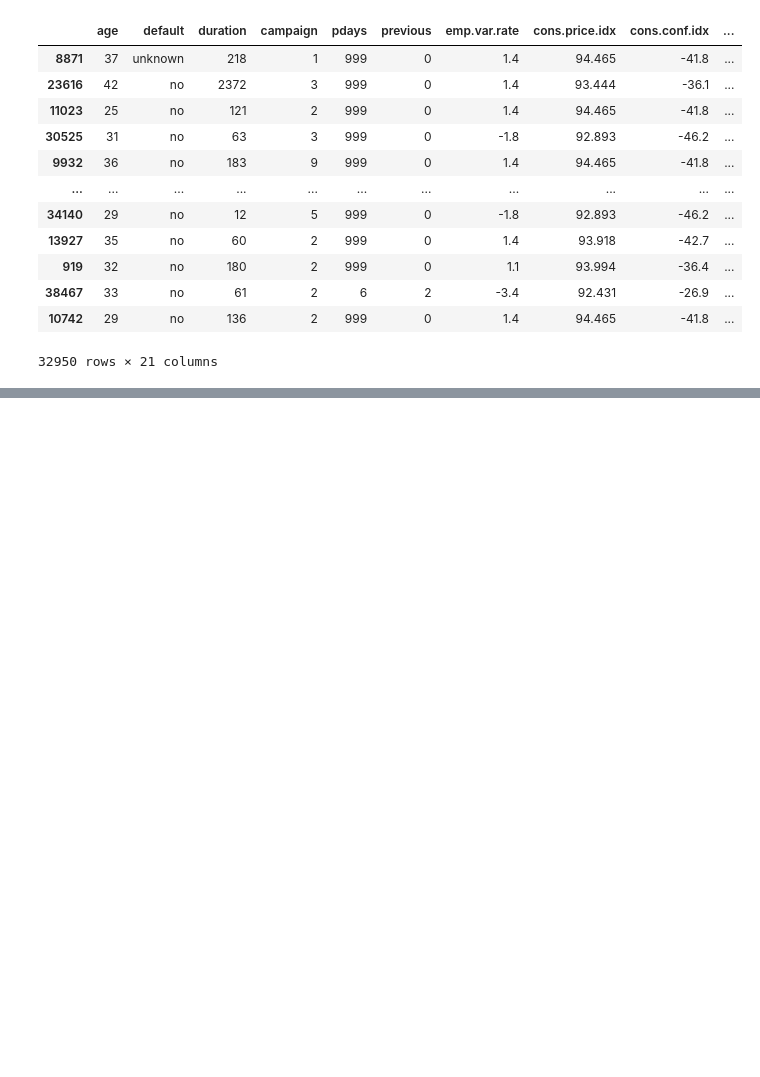
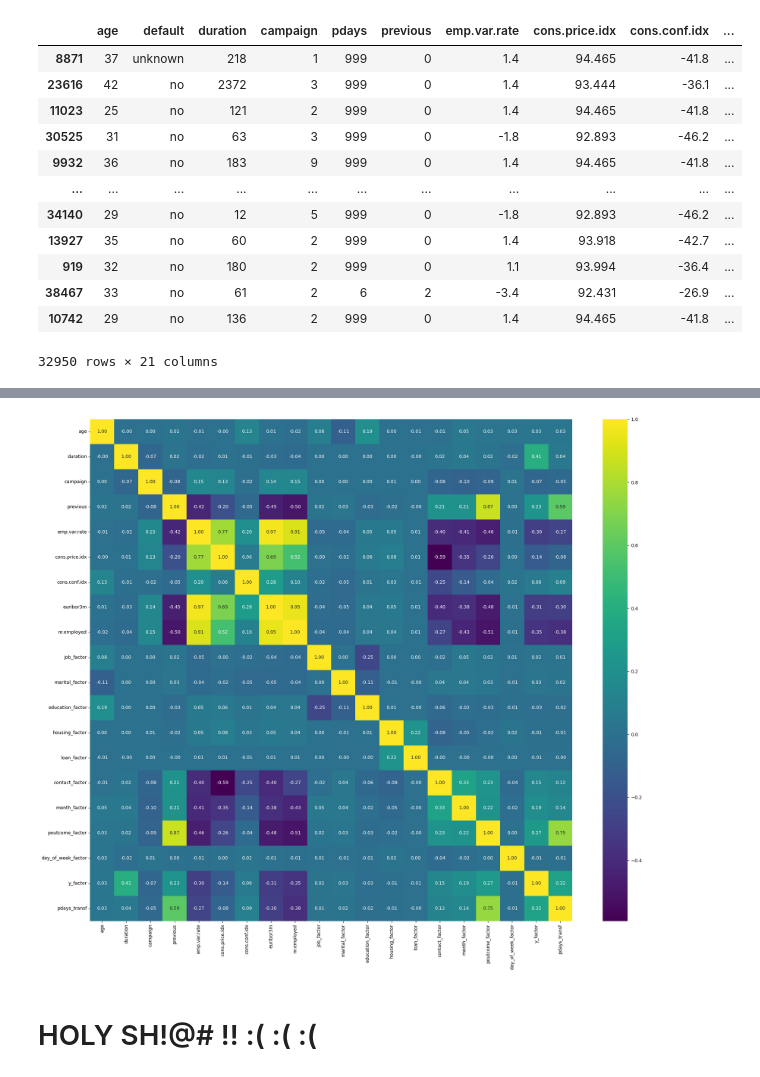
Before and after one commit to 4GeeksAcademy/andrupax94-intro-ml, a Jupyter notebook: src/01-logistic-regression-bank-marketing-campaign-data.ipynb, the cells around one changed output, grey strips where cells are left out. Drawn from its saved outputs; the diff is of its cells as text; code cells hidden in the pictures; blank space fills up the shorter version.

```diff
--- a/src/01-logistic-regression-bank-marketing-campaign-data.ipynb
+++ b/src/01-logistic-regression-bank-marketing-campaign-data.ipynb
@@ -332,0 +362,11 @@ plt.show()
+# %%
+#Graficamos en un heatmap para ver las correlaciones
+cols_num = train.select_dtypes(include=['number']).columns
+fig, ax = plt.subplots(figsize=(20,  17))
+sns.heatmap(train[cols_num].corr(method = "pearson"), annot = True, fmt = ".2f", cmap = "viridis",ax = ax)
+plt.tight_layout()
+plt.show()
+# %% [output]
+[figure, added]
+# %% [markdown]
+# HOLY SH!@# !! :( :( :(
```
Also changed, not shown: parts of 7 cells of this notebook.
